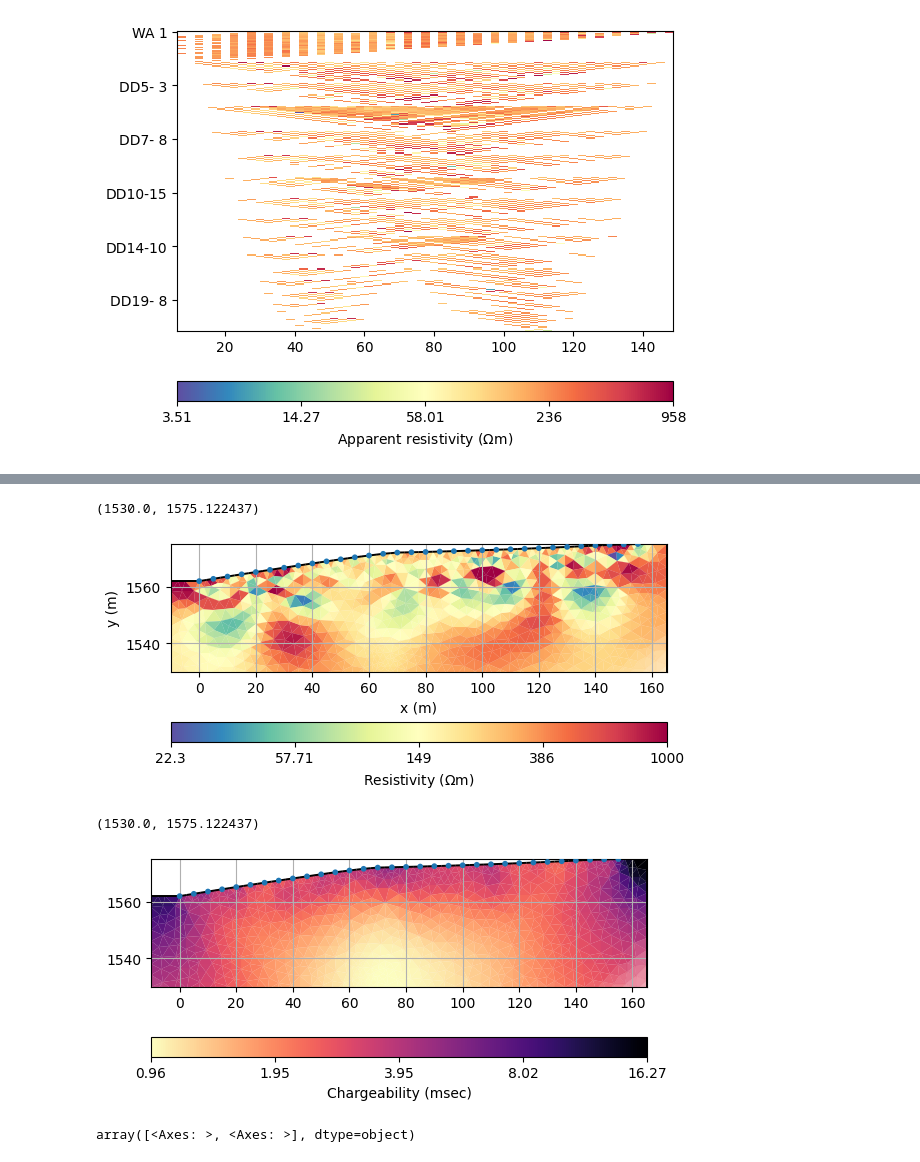
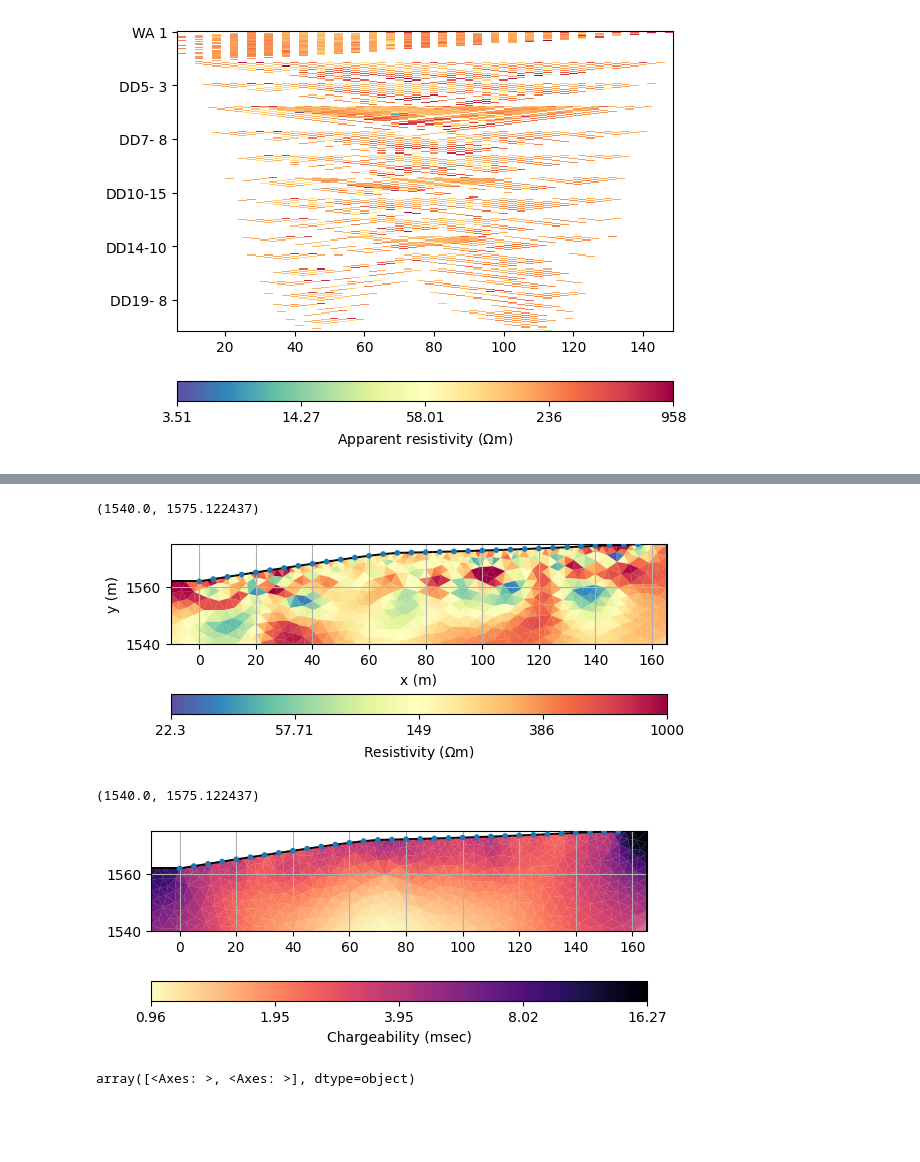
Before and after one commit to jcmefra/Aguas_Vichy, a Jupyter notebook: ip_joint_inversion_Nov25-2.ipynb, the cells around one changed output, grey strips where cells are left out. Drawn from its saved outputs; the diff is of its cells as text; code cells hidden in the pictures; blank space fills up the shorter version.

```diff
--- a/ip_joint_inversion_Nov25-2.ipynb
+++ b/ip_joint_inversion_Nov25-2.ipynb
@@ -152,18 +156,18 @@ chi² = 140.12 (dPhi = 0.37%) lam: 100.0
 # %%
 kw = dict(logScale=True, cMap="Spectral_r", xlabel="x (m)", ylabel="y (m)", cMin=0, cMax=1000)
 ax, cb = mgr2.showResult(**kw)
 ax.grid(True)
-ax.set_ylim([1530, ax.get_ylim()[1]])
+ax.set_ylim([1540, ax.get_ylim()[1]])
 # %% [output]
-(1530.0, 1575.122437)
+(1540.0, 1575.122437)
-[figure, old version]
+[figure, new version]
 # %%
 ax, cb = mgr2.showIPModel(label="Chargeability (msec)")
 ax.grid(True)
-ax.set_ylim([1530, ax.get_ylim()[1]])
+ax.set_ylim([1540, ax.get_ylim()[1]])
 # %% [output]
-(1530.0, 1575.122437)
+(1540.0, 1575.122437)
-[figure, old version]
+[figure, new version]
 # %%
 mgr2.showFit()
 # %% [output]
```
Also changed, not shown: parts of 2 cells of this notebook, 2 other files.
